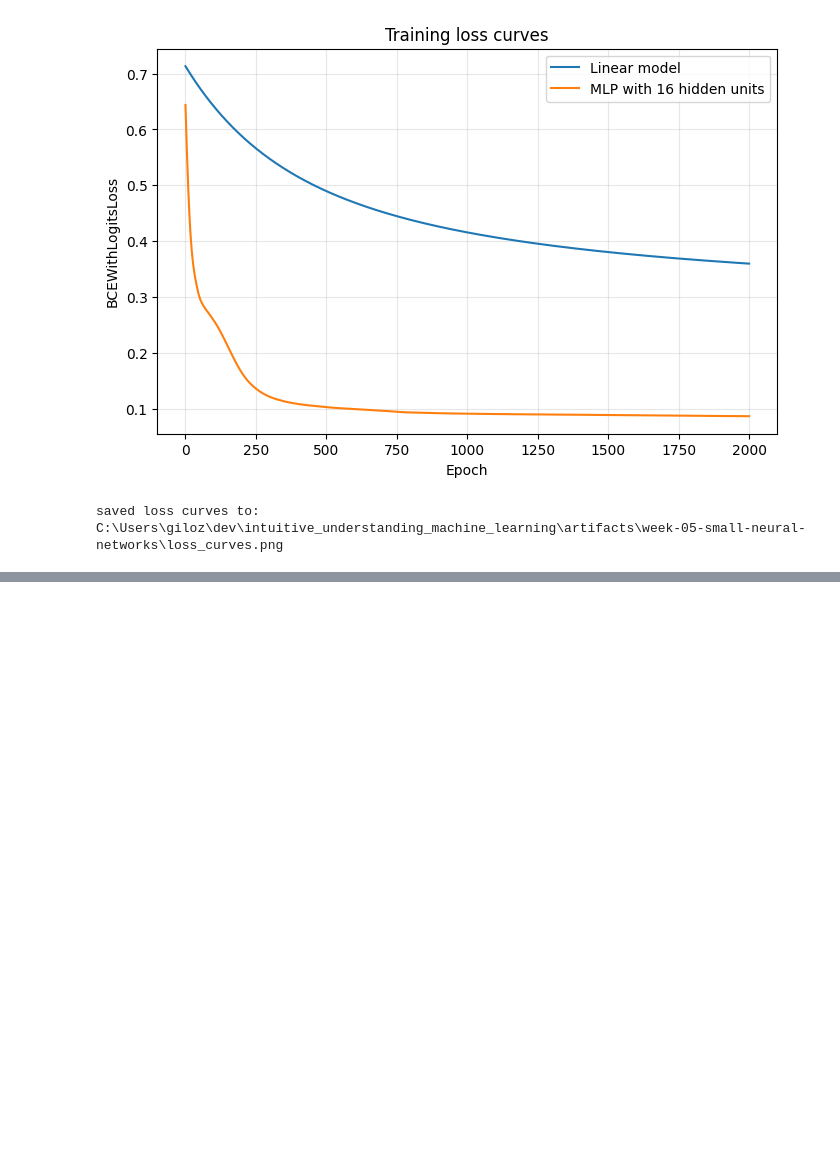
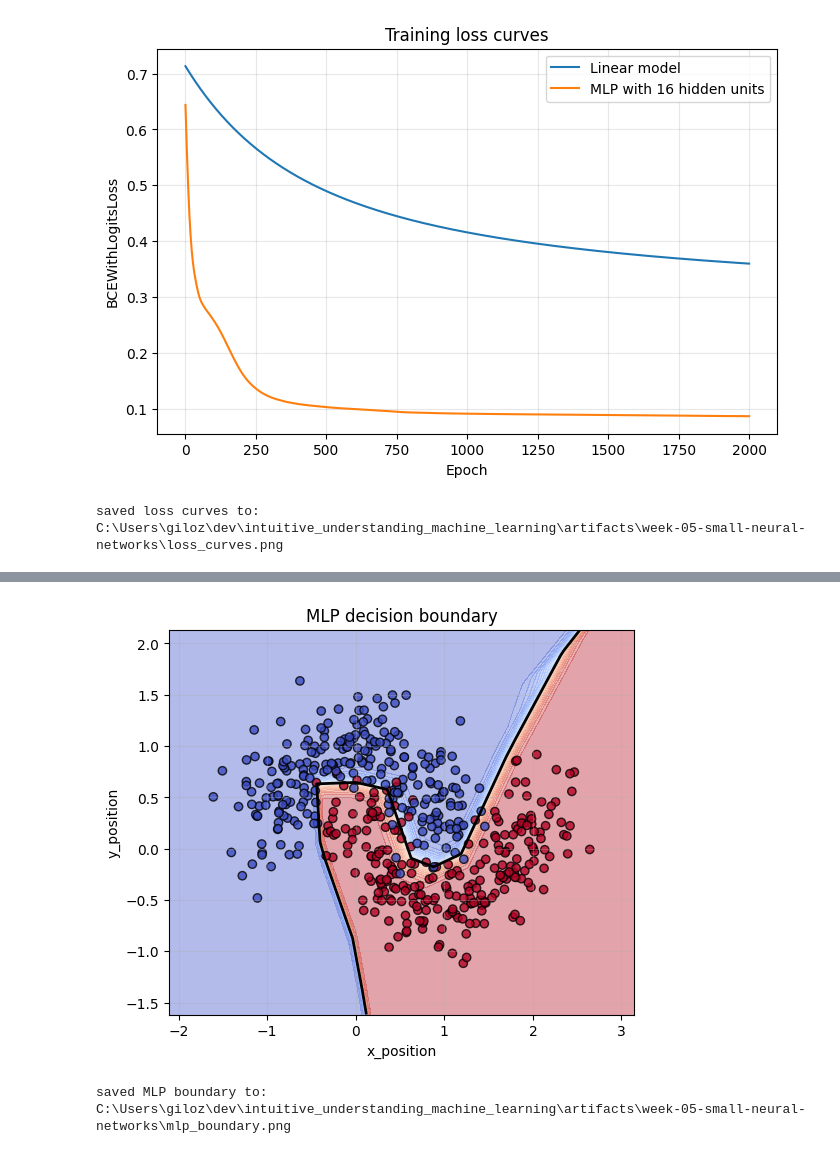
Before and after one commit to majorgilles/intuitive_understanding_machine_learning, a Jupyter notebook: weeks/week-05-small-neural-networks/compare_linear_vs_mlp.ipynb, the cells around one changed output, grey strips where cells are left out. Saved outputs shown, nothing was run; the diff lists cells and outputs as text; code cells hidden in the pictures; blank space fills up the shorter version.

```diff
--- a/weeks/week-05-small-neural-networks/compare_linear_vs_mlp.ipynb
+++ b/weeks/week-05-small-neural-networks/compare_linear_vs_mlp.ipynb
@@ -610,0 +722,52 @@ saved loss curves to: C:\Users\giloz\dev\intuitive_understanding_machine_learnin
+# %%
+mlp_boundary_path = (
+       project_root
+       / "artifacts"
+       / "week-05-small-neural-networks"
+       / "mlp_boundary.png"
+   )
+
+grid_x, grid_y, grid_points = make_prediction_grid(points)
+mlp_grid_probabilities = predict_grid_probabilities(mlp_model, grid_points)
+
+fig, ax = plt.subplots(figsize=(6, 5))
+
+ax.contourf(
+   grid_x,
+   grid_y,
+   mlp_grid_probabilities,
+   levels=30,
+   cmap="coolwarm",
+   alpha=0.4,
+)
+
+ax.contour(
+   grid_x,
+   grid_y,
+   mlp_grid_probabilities,
+   levels=[0.5],
+   colors="black",
+   linewidths=2,
+)
+
+ax.scatter(
+   points["x_position"],
+   points["y_position"],
+   c=points["class_label"],
+   cmap="coolwarm",
+   edgecolor="black",
+   alpha=0.8,
+)
+
+ax.set_title("MLP decision boundary")
+ax.set_xlabel("x_position")
+ax.set_ylabel("y_position")
+ax.grid(True, alpha=0.3)
+
+fig.savefig(mlp_boundary_path, dpi=160, bbox_inches="tight")
+plt.show()
+
+print(f"saved MLP boundary to: {mlp_boundary_path}")
+# %% [output]
+[figure, added]
+saved MLP boundary to: C:\Users\giloz\dev\intuitive_understanding_machine_learning\artifacts\week-05-small-neural-networks\mlp_boundary.png
```
Also changed, not shown: parts of 7 cells of this notebook, 3 other files.
